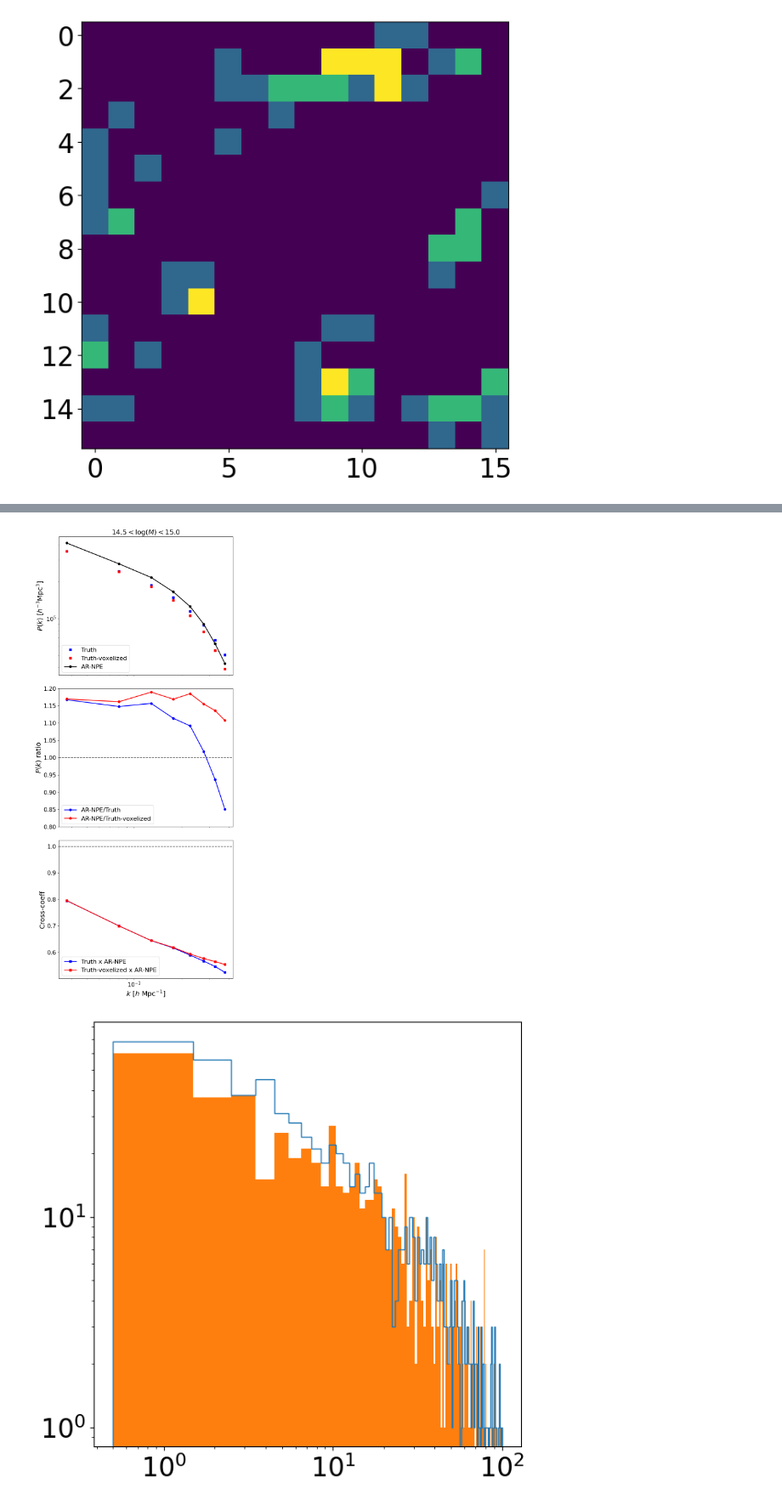
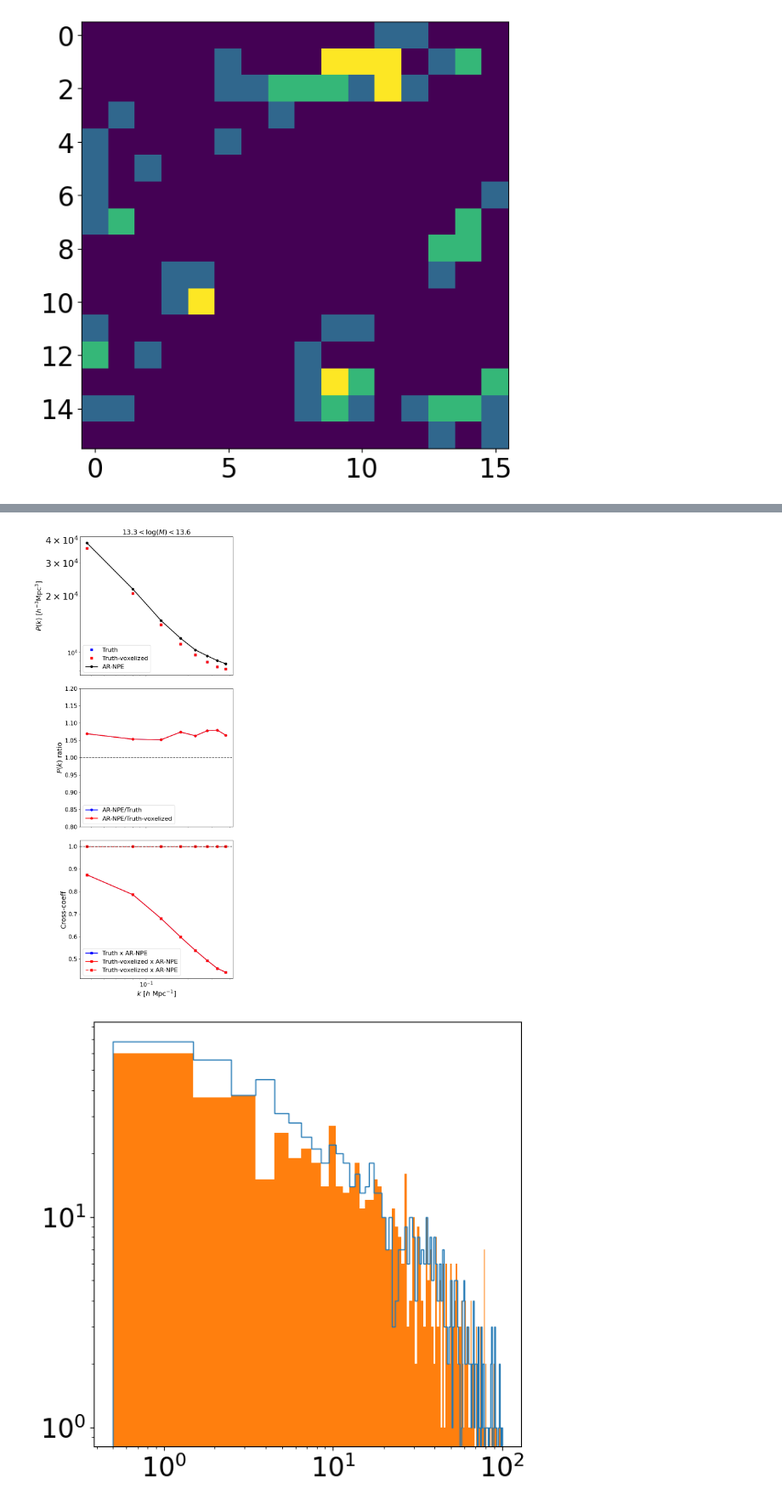
Before and after one commit to shivampcosmo/CHARM_old, a Jupyter notebook: notebooks/test_Pk_nsh_128__nsd_256__zcond_0_0p5_127__nsims_128__ncnn_3__nfilter_3.ipynb, the cells around one changed output, grey strips where cells are left out. Shown at 85% size. Drawn from its saved outputs; the diff is of its cells as text; code cells hidden in the pictures.

```diff
--- a/notebooks/test_Pk_nsh_128__nsd_256__zcond_0_0p5_127__nsims_128__ncnn_3__nfilter_3.ipynb
+++ b/notebooks/test_Pk_nsh_128__nsd_256__zcond_0_0p5_127__nsims_128__ncnn_3__nfilter_3.ipynb
@@ -1047,7 +1115,7 @@ mass_truth = FoF.GroupMass * 1e10  #Halo masses in Msun/h
 
 lgMass_truth = np.log10(mass_truth)
 
-Mmin_Pk, Mmax_Pk = 14.5, 15.0
+Mmin_Pk, Mmax_Pk = 13.3, 13.6
 indsel_Pk_truth = np.where((lgMass_truth > Mmin_Pk) & (lgMass_truth < Mmax_Pk))[0]
 print(len(indsel_Pk_truth))
 # density field parameters
@@ -1063,7 +1131,7 @@ df_nbkit['Position'] = pos_h_truth[indsel_Pk_truth,...]
 # np.vstack((df_samp['x_samp_all'], df_samp['y_samp_all'], df_samp['z_samp_all'])).T.shape
 from nbodykit.source.catalog import ArrayCatalog
 cat = ArrayCatalog(df_nbkit, BoxSize=1000.0)
-mesh_truth = cat.to_mesh(window='cic', Nmesh=grid, compensated=False, position='Position')
+mesh_truth = cat.to_mesh(window='nearest', Nmesh=grid, compensated=False, position='Position')
 r = FFTPower(mesh_truth, mode='1d', dk=0.05)
 Pk_truth = r.power
 # %% [output]
@@ -1079,7 +1147,7 @@ df_nbkit = {}
 df_nbkit['Position'] = pos_h_truth[indsel_Pk_truth,...]
 from nbodykit.source.catalog import ArrayCatalog
 cat = ArrayCatalog(df_nbkit, BoxSize=1000.0)
-mesh_truth2 = cat.to_mesh(window='cic', Nmesh=grid, compensated=False, position='Position')
+mesh_truth2 = cat.to_mesh(window='nearest', Nmesh=grid, compensated=False, position='Position')
 r = FFTPower(mesh_truth2, mode='1d', dk=0.05)
 Pk_truth2 = r.power
 # %%
@@ -1095,7 +1163,7 @@ df_nbkit = {}
 df_nbkit['Position'] = pos_h_mock[indsel_Pk_mock,...]
 from nbodykit.source.catalog import ArrayCatalog
 cat = ArrayCatalog(df_nbkit, BoxSize=1000.0)
-mesh_mock = cat.to_mesh(window='cic', Nmesh=grid, compensated=False, position='Position')
+mesh_mock = cat.to_mesh(window='nearest', Nmesh=grid, compensated=False, position='Position')
 r = FFTPower(mesh_mock, mode='1d', dk=0.05)
 Pk_mock = r.power
 # %%
@@ -1106,3 +1174,8 @@ Pk_mockxtruth = r.power
 # Pk_mockxtruth2 = r.power
 r = FFTPower(mesh_mock, second=mesh_truth2, mode='1d', dk=0.05)
 Pk_mockxtruth2 = r.power
+# %%
+# r = FFTPower(mesh_truth2, second=mesh_mock, mode='1d', dk=0.05)
+# Pk_mockxtruth2 = r.power
+r = FFTPower(mesh_truth, second=mesh_truth2, mode='1d', dk=0.05)
+Pk_truthxtruth2 = r.power
@@ -1140,34 +1235,36 @@ axes[0].loglog(Pk_truth['k'], Pk_truth['power'].real, label='Truth', color='b',
 axes[0].loglog(Pk_truth2['k'], Pk_truth2['power'].real, label='Truth-voxelized', color='r', ls='', marker='s', lw=2.0)
 axes[0].loglog(Pk_mock['k'], (Pk_mock['power'].real), label='AR-NPE', color='k', ls='-', marker='o', lw=2.0)
 axes[0].legend(fontsize=16, loc='lower left')
 # axes[0].set_xlabel(r"$k$ [$h \ \mathrm{Mpc}^{-1}$]", size=22)
 axes[0].set_ylabel(r"$P(k)$ [$h^{-3}\mathrm{Mpc}^3$]", size=18)
 axes[0].set_title(str(Mmin_Pk) + r'$< \log(M) <$' + str(Mmax_Pk), size=18)
 axes[0].tick_params(axis='both', labelsize=15)
 # Second subplot
 axes[1].plot(Pk_mock['k'], (Pk_mock['power'].real) / Pk_truth['power'].real, label='AR-NPE/Truth', color='b', ls='-', marker='o', lw=2.0)
 axes[1].plot(Pk_mock['k'], (Pk_mock['power'].real) / Pk_truth2['power'].real, label='AR-NPE/Truth-voxelized', color='r', ls='-', marker='o', lw=2.0)
 axes[1].legend(fontsize=16, loc='lower left')
 # axes[1].set_xlabel(r"$k$ [$h \ \mathrm{Mpc}^{-1}$]", size=22)
 axes[1].set_ylabel(r"$P(k)$ ratio", size=18)
 axes[1].axhline(1.0, ls='--', color='k')
 axes[1].set_ylim(0.8, 1.2)
 axes[1].tick_params(axis='both', labelsize=15)
 # axes[1].set_title(str(Mmin_Pk) + r'$< \log(M) <$' + str(Mmax_Pk), size=20)
 
 # Third subplot
 axes[2].plot(Pk_mockxtruth['k'], (Pk_mockxtruth['power'].real) / (((Pk_mock['power'].real) * (Pk_truth['power'].real)) ** 0.5), label='Truth x AR-NPE', color='b', ls='-', marker='s', lw=2.0)
 axes[2].plot(Pk_mockxtruth2['k'], (Pk_mockxtruth2['power'].real) / (((Pk_mock['power'].real) * (Pk_truth2['power'].real)) ** 0.5), label='Truth-voxelized x AR-NPE', color='r', ls='-', marker='s', lw=2.0)
+axes[2].plot(Pk_truthxtruth2['k'], (Pk_truthxtruth2['power'].real) / (((Pk_truth['power'].real) * (Pk_truth2['power'].real)) ** 0.5), label='Truth-voxelized x AR-NPE', color='r', ls='--', marker='s', lw=2.0)
+
 axes[2].axhline(1.0, ls='--', color='k')
 axes[2].set_xscale('log')
 axes[2].legend(fontsize=16)
 axes[2].set_xlabel(r"$k$ [$h \ \mathrm{Mpc}^{-1}$]", size=18)
 axes[2].set_ylabel(r"Cross-coeff", size=18)
 axes[2].tick_params(axis='both', labelsize=15)
 plt.tight_layout()
 plt.savefig('/global/cfs/cdirs/lsst/www/shivamp/AR_NPE/figs/power_comp_ns_' + str(ns_h) + '_lgM' + str(Mmin_Pk) + '_' + str(Mmax_Pk) + '.png', dpi=300)
 # %% [output]
-[figure, old version]
+[figure, new version]
 # %%
 # pl.figure()
 # pl.imshow(delta_mock[32,:,:])
```
Also changed, not shown: parts of 31 cells of this notebook, 10 other files.
